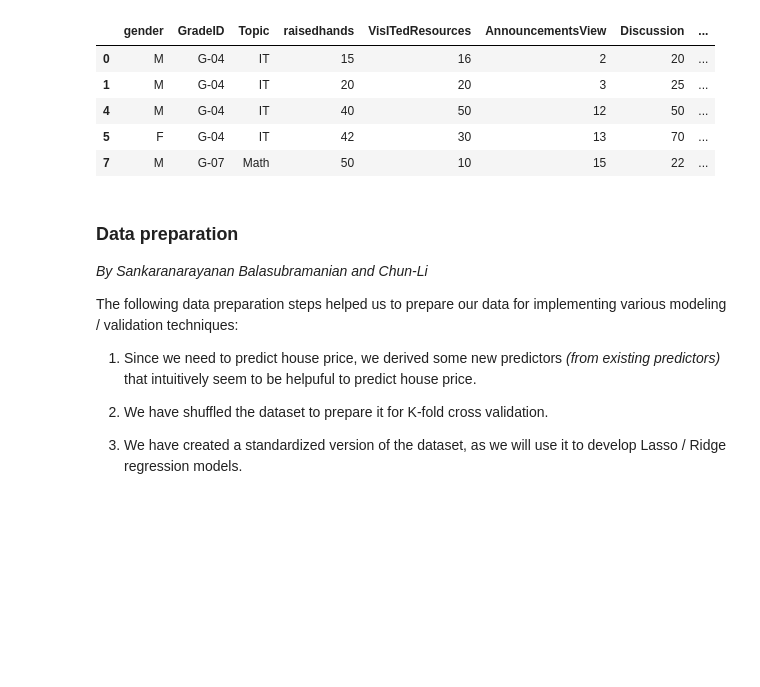
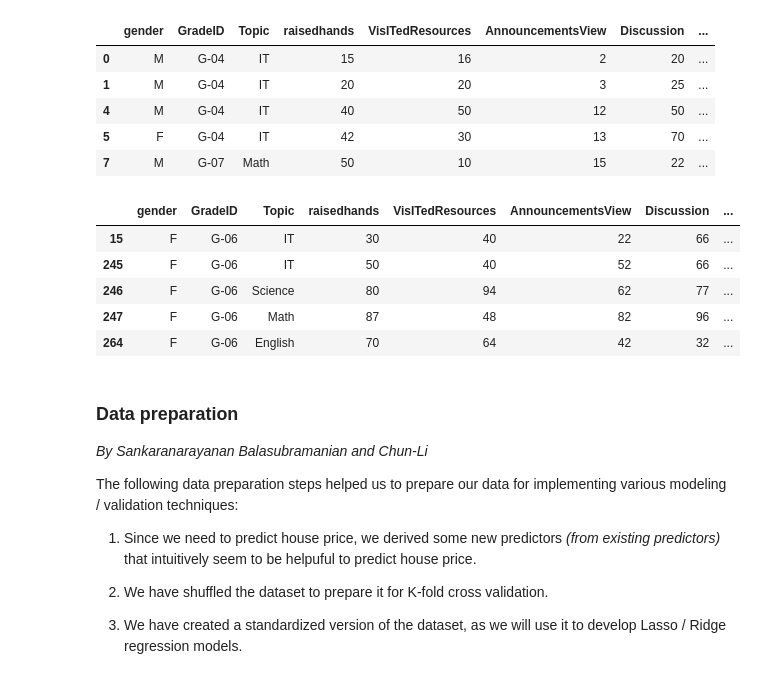
Before and after one commit to wchen952/STAT-303-2-Project, a Jupyter notebook: 303_2_Project_Code.ipynb, the cells around one changed output. Cells and saved outputs as stored; diff of their text form; code cells hidden in the pictures; blank space fills up the shorter version.

Commit message:
Making the changes to edu_test

```diff
--- a/303_2_Project_Code.ipynb
+++ b/303_2_Project_Code.ipynb
@@ -181,6 +181,19 @@ edu_test = edu.copy()
 
 # we subsetted the sixth grade
 edu_test = edu_test.loc[edu_test['GradeID'].isin(['G-06'])]
+# %%
+#performing all the same changes we did to the last one
+edu_test = edu_test.drop(['NationalITy', 'PlaceofBirth', 'StageID', 'SectionID', 'Semester', 'Relation', 'ParentAnsweringSurvey', 'ParentschoolSatisfaction'], axis = 1)
+edu_test = edu_test[edu_test.Class != 'L']
+edu_test['Class'].replace(to_replace = {'M': 0, 'H': 1}, inplace = True)
+edu_test.head()
+# %% [output]
+|  | gender | GradeID | Topic | raisedhands | VisITedResources | AnnouncementsView | Discussion | ... |
+| 15 | F | G-06 | IT | 30 | 40 | 22 | 66 | ... |
+| 245 | F | G-06 | IT | 50 | 40 | 52 | 66 | ... |
+| 246 | F | G-06 | Science | 80 | 94 | 62 | 77 | ... |
+| 247 | F | G-06 | Math | 87 | 48 | 82 | 96 | ... |
+| 264 | F | G-06 | English | 70 | 64 | 42 | 32 | ... |
 # %% [markdown]
 ### Data preparation
 *By Sankaranarayanan Balasubramanian and Chun-Li*
```
Also changed, not shown: parts of 2 cells of this notebook.
